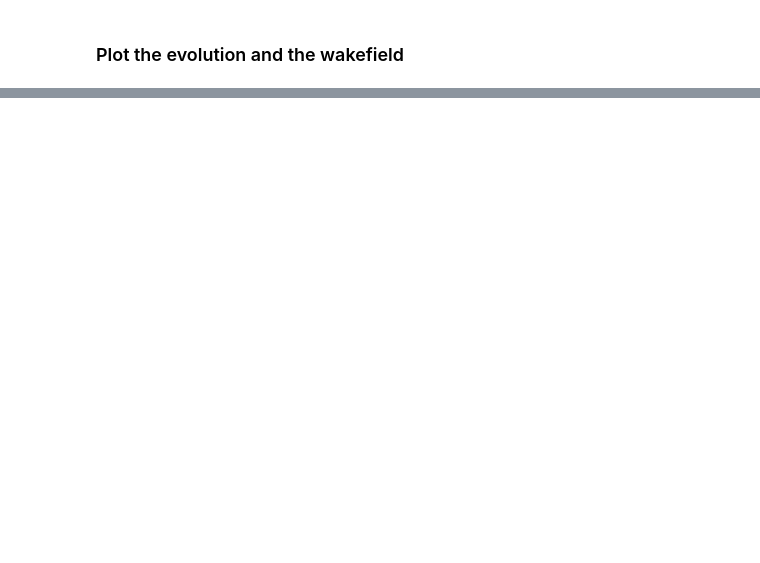
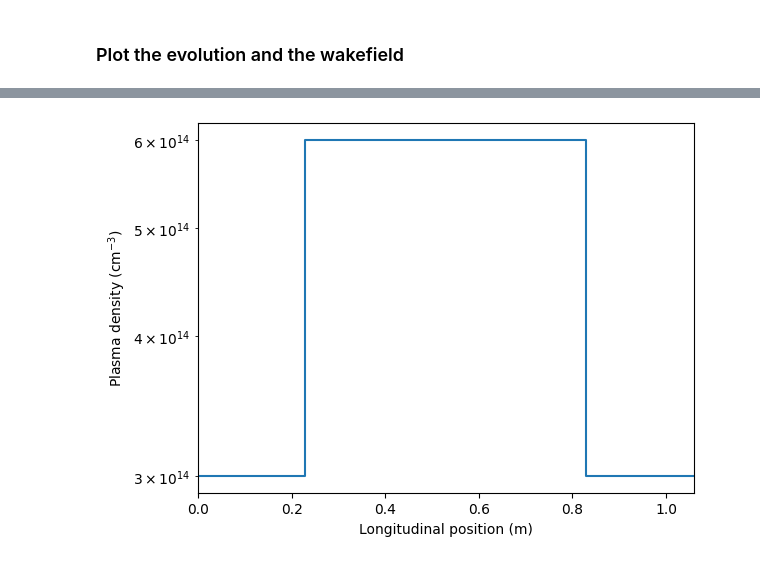
Before and after one commit to abel-framework/ABEL, a Jupyter notebook: examples/ramp_example.ipynb, the cells around one changed output, grey strips where cells are left out. Cells and saved outputs as stored; diff of their text form; code cells hidden in the pictures; blank space fills up the shorter version.

```diff
--- a/examples/ramp_example.ipynb
+++ b/examples/ramp_example.ipynb
@@ -89,0 +86,4 @@ linac.stage.plot_wake()
+# %%
+linac.stage.plot_plasma_density_profile()
+# %% [output]
+[figure, added]
```
Also changed, not shown: parts of 5 cells of this notebook, 1 other file.
